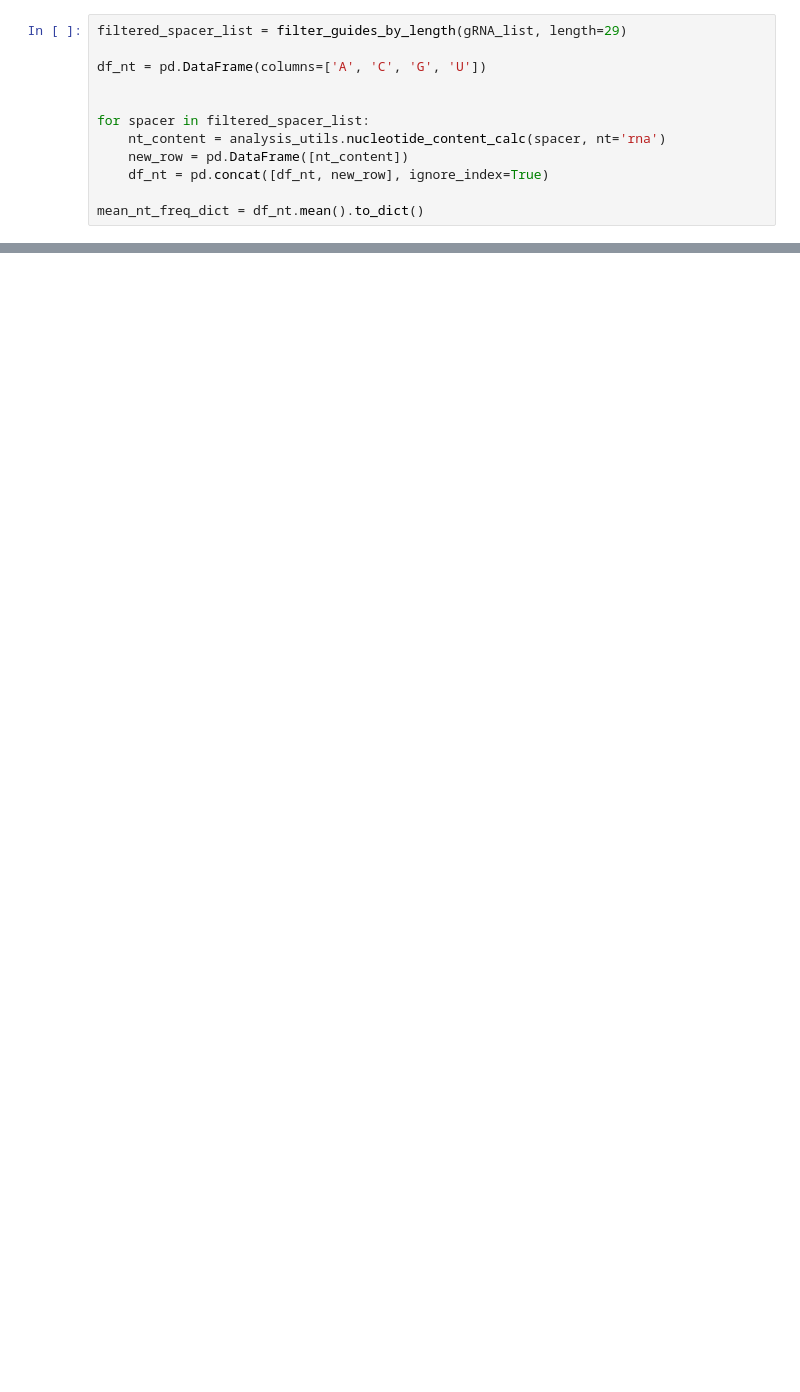
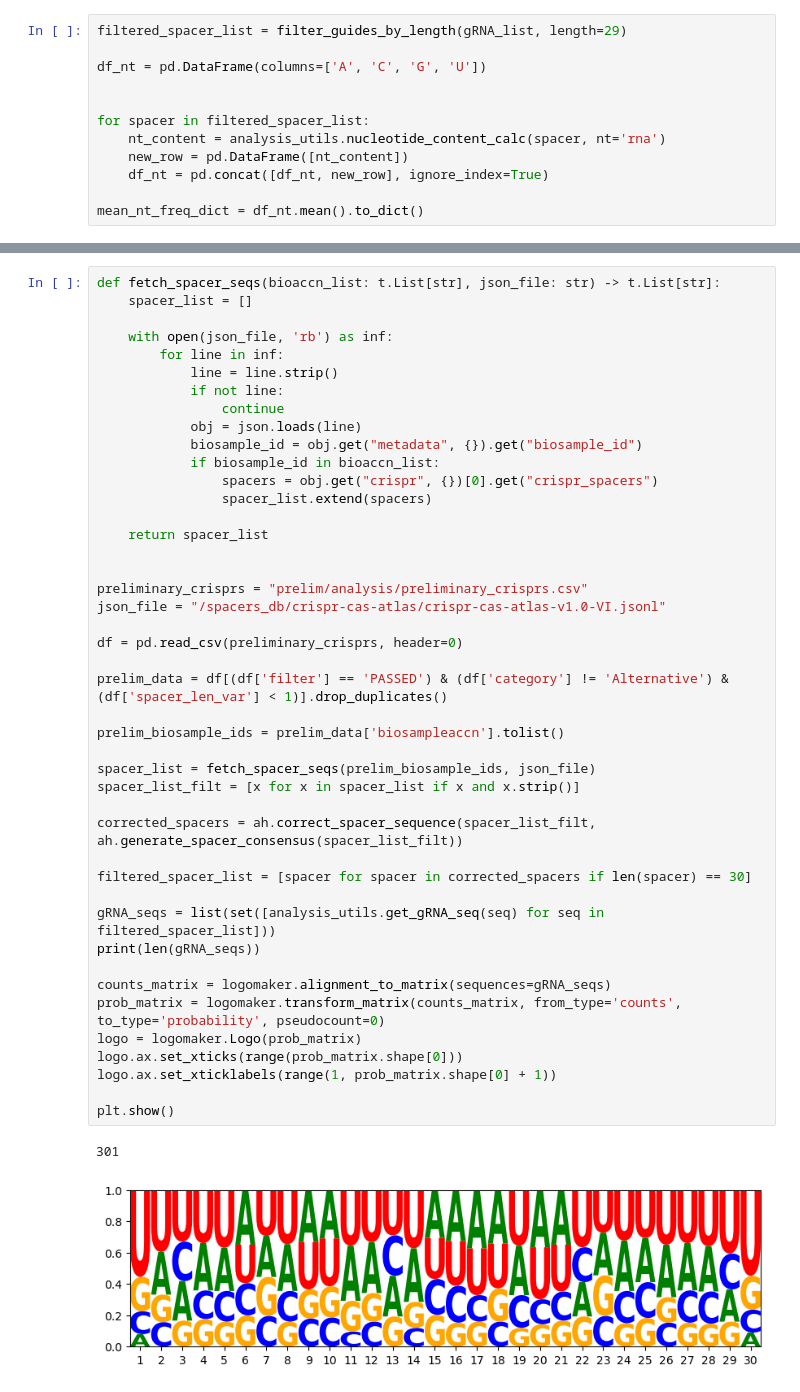
Before and after one commit to rjibengtsson/spacer_analysis, a Jupyter notebook: phylogeny/crisprcasatlas.ipynb, the cells around one changed output, grey strips where cells are left out. Drawn from its saved outputs; the diff is of its cells as text; blank space fills up the shorter version.

```diff
--- a/phylogeny/crisprcasatlas.ipynb
+++ b/phylogeny/crisprcasatlas.ipynb
@@ -1025,0 +1030,47 @@ fig
+# %%
+def fetch_spacer_seqs(bioaccn_list: t.List[str], json_file: str) -> t.List[str]:
+    spacer_list = []
+
+    with open(json_file, 'rb') as inf:
+        for line in inf:
+            line = line.strip()
+            if not line:
+                continue
+            obj = json.loads(line)
+            biosample_id = obj.get("metadata", {}).get("biosample_id")
+            if biosample_id in bioaccn_list:
+                spacers = obj.get("crispr", {})[0].get("crispr_spacers")
+                spacer_list.extend(spacers)
+
+    return spacer_list
+
+
+preliminary_crisprs = "prelim/analysis/preliminary_crisprs.csv"
+json_file = "/spacers_db/crispr-cas-atlas/crispr-cas-atlas-v1.0-VI.jsonl"
+
+df = pd.read_csv(preliminary_crisprs, header=0)
+
+prelim_data = df[(df['filter'] == 'PASSED') & (df['category'] != 'Alternative') & (df['spacer_len_var'] < 1)].drop_duplicates()
+
+prelim_biosample_ids = prelim_data['biosampleaccn'].tolist()
+
+spacer_list = fetch_spacer_seqs(prelim_biosample_ids, json_file)
+spacer_list_filt = [x for x in spacer_list if x and x.strip()]
+
+corrected_spacers = ah.correct_spacer_sequence(spacer_list_filt, ah.generate_spacer_consensus(spacer_list_filt))
+
+filtered_spacer_list = [spacer for spacer in corrected_spacers if len(spacer) == 30]
+
+gRNA_seqs = list(set([analysis_utils.get_gRNA_seq(seq) for seq in filtered_spacer_list]))
+print(len(gRNA_seqs))
+
+counts_matrix = logomaker.alignment_to_matrix(sequences=gRNA_seqs)
+prob_matrix = logomaker.transform_matrix(counts_matrix, from_type='counts', to_type='probability', pseudocount=0)
+logo = logomaker.Logo(prob_matrix)
+logo.ax.set_xticks(range(prob_matrix.shape[0]))
+logo.ax.set_xticklabels(range(1, prob_matrix.shape[0] + 1))
+
+plt.show()
+# %% [output]
+301
+[figure, added]
```
Also changed, not shown: parts of 3 cells of this notebook, 3 other files.
